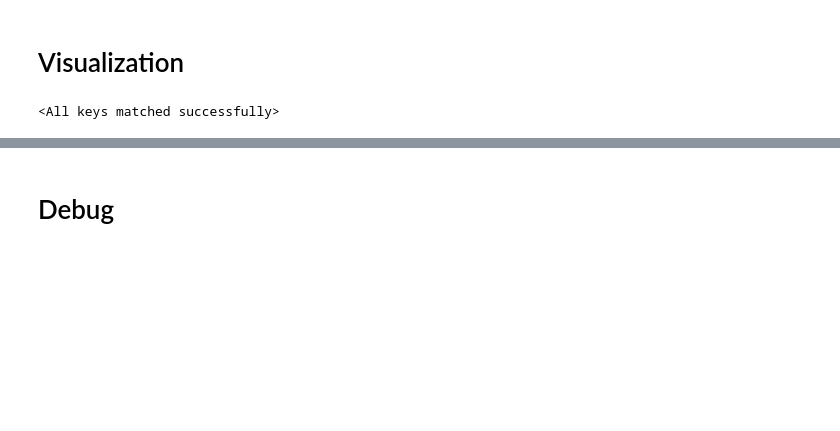
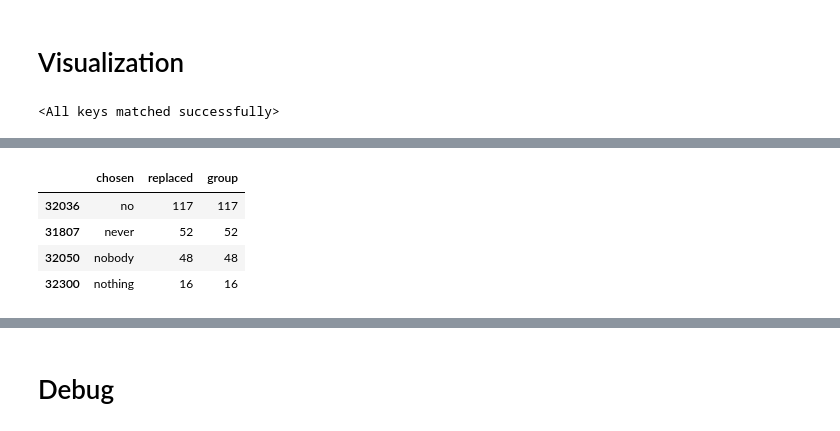
Before and after one commit to hamidrezayaghobi/Learning-How-to-Mask-Text-Input-for-Better-Generalization, a Jupyter notebook: masking_text.ipynb, the cells around one changed output, grey strips where cells are left out. Cells and saved outputs as stored; diff of their text form; code cells hidden in the pictures; blank space fills up the shorter version.

```diff
--- a/masking_text.ipynb
+++ b/masking_text.ipynb
@@ -1791,0 +1887,14 @@ OSError: [Errno 107] Transport endpoint is not connected
+# %%
+group_2 = tmp[tmp['group'] == 2].groupby('chosen').agg('count').reset_index().sort_values('replaced', ascending=False)
+group_2[
+    (group_2['chosen'] == 'nobody') |
+    (group_2['chosen'] == 'no') |
+    (group_2['chosen'] == 'never') |
+    (group_2['chosen'] == 'nothing')
+]
+# %% [output]
+|  | chosen | replaced | group |
+| 32036 | no | 117 | 117 |
+| 31807 | never | 52 | 52 |
+| 32050 | nobody | 48 | 48 |
+| 32300 | nothing | 16 | 16 |
```
Also changed, not shown: parts of 36 cells of this notebook, 1 other file.
